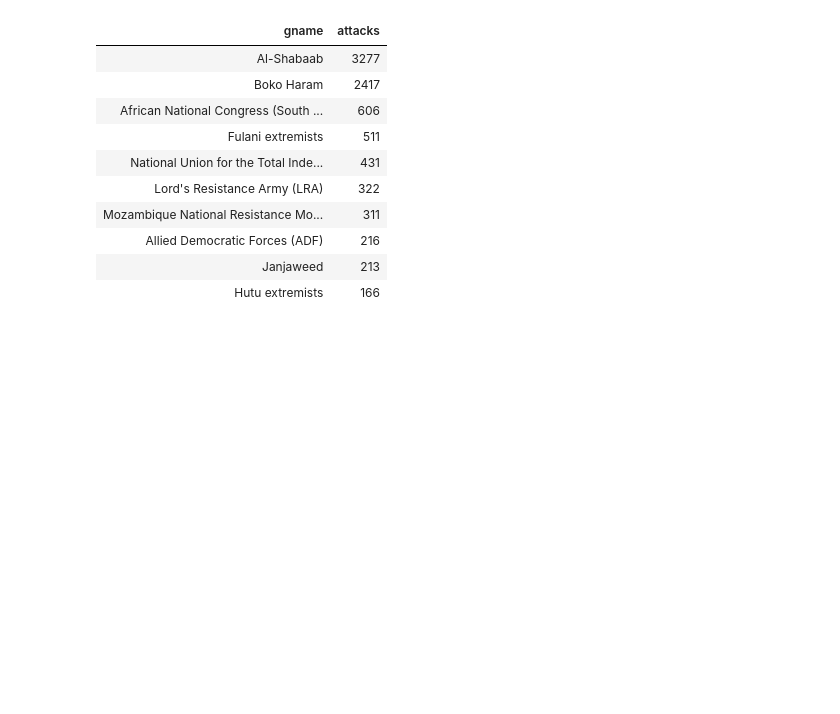
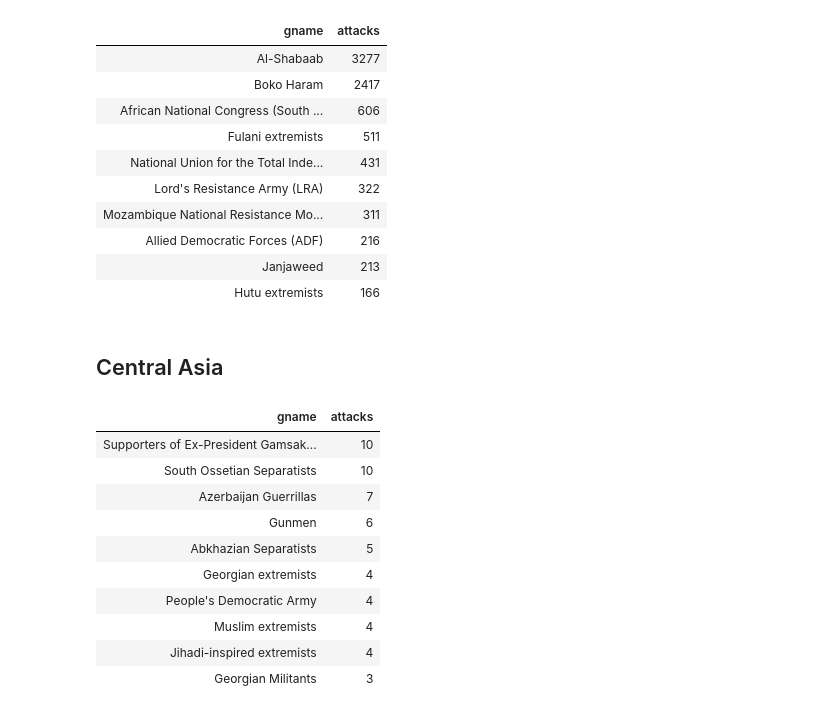
Before and after one commit to aditya0589/global_terrorism_analytics, a Jupyter notebook: notebooks/major_groups.ipynb, the cells around one changed output. Cells and saved outputs as stored; diff of their text form; code cells hidden in the pictures; blank space fills up the shorter version.

Commit message:
major groups

```diff
--- a/notebooks/major_groups.ipynb
+++ b/notebooks/major_groups.ipynb
@@ -203,3 +203,26 @@ LIMIT 10;
 | Allied Democratic Forces (ADF) | 216 |
 | Janjaweed | 213 |
 | Hutu extremists | 166 |
+# %% [markdown]
+## Central Asia
+# %%
+SELECT
+    gname,
+    COUNT(*) AS attacks
+FROM terrorism_final
+WHERE region = "Central Asia" AND gname != "Unknown"
+GROUP BY gname
+ORDER BY attacks DESC
+LIMIT 10;
+# %% [output]
+| gname | attacks |
+| Supporters of Ex-President Gamsak... | 10 |
+| South Ossetian Separatists | 10 |
+| Azerbaijan Guerrillas | 7 |
+| Gunmen | 6 |
+| Abkhazian Separatists | 5 |
+| Georgian extremists | 4 |
+| People's Democratic Army | 4 |
+| Muslim extremists | 4 |
+| Jihadi-inspired extremists | 4 |
+| Georgian Militants | 3 |
```
Also changed, not shown: parts of 1 cell of this notebook.
